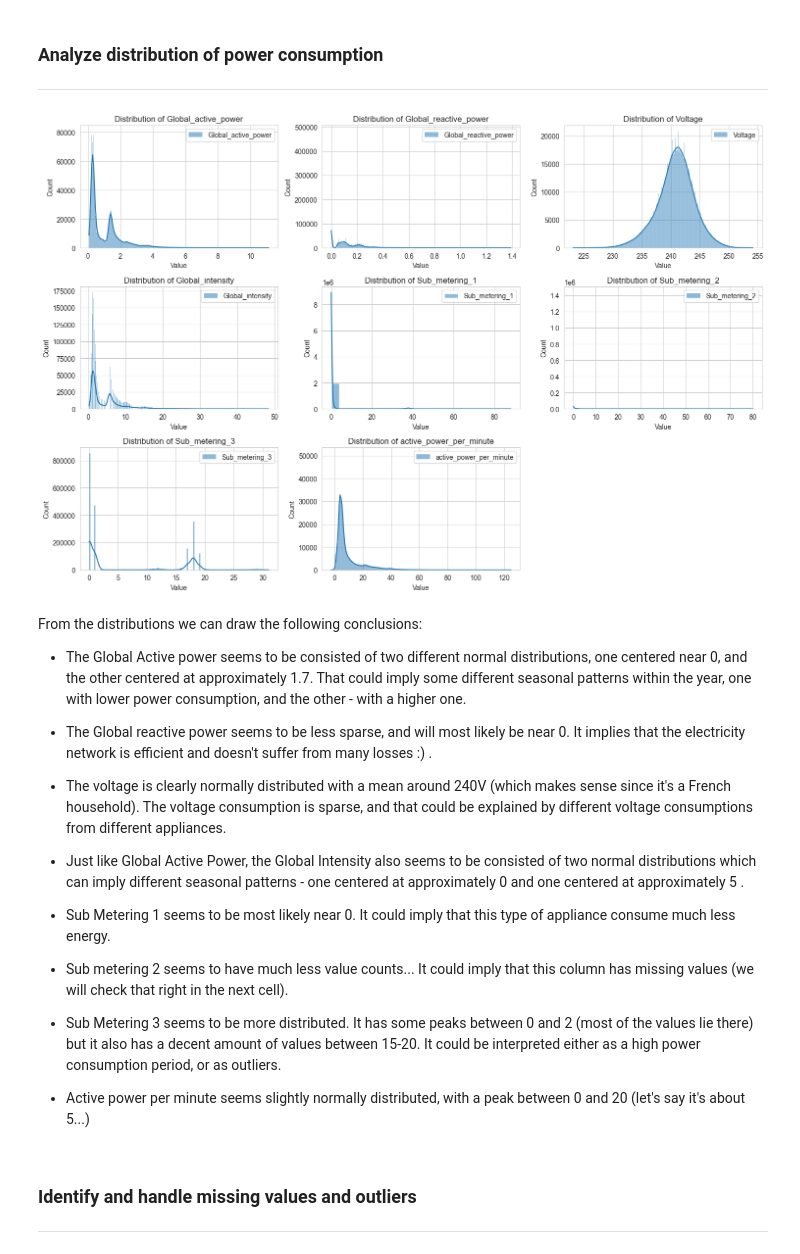
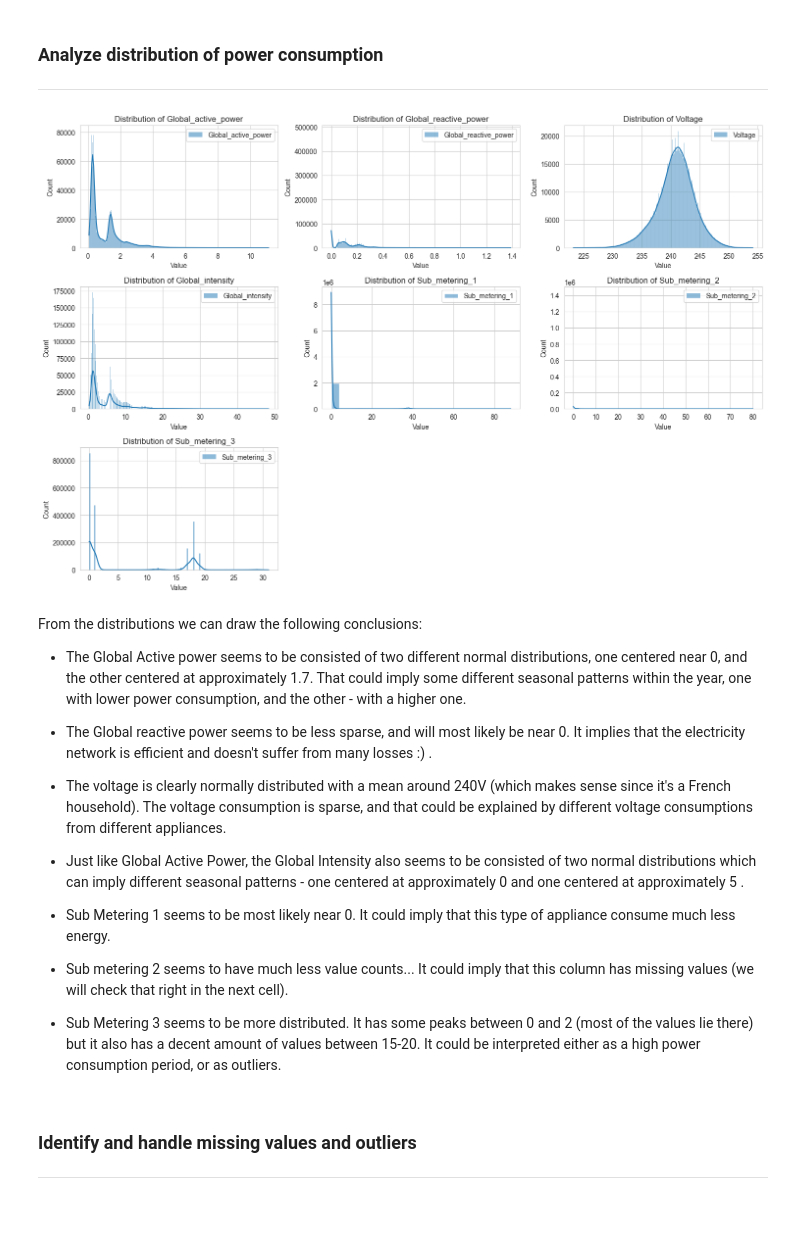
Before and after one commit to BarackSamuni/Data_science_lab2_homework2_solution, a Jupyter notebook: Homework2_solution.ipynb, the cells around one changed output. Cells and saved outputs as stored; diff of their text form; code cells hidden in the pictures; blank space fills up the shorter version.

```diff
--- a/Homework2_solution.ipynb
+++ b/Homework2_solution.ipynb
@@ -79,7 +79,6 @@ power_consumption_df.set_index('Datetime', inplace=True)
 
 # Drop the original Date and TIme columns
 power_consumption_df.drop(columns=['Date', 'Time'], inplace=True)
-power_consumption_df['active_power_per_minute'] = (power_consumption_df['Global_active_power'] * 1000 / 60) - (power_consumption_df['Sub_metering_1'] + power_consumption_df['Sub_metering_2'] + power_consumption_df['Sub_metering_3'])
 power_consumption_df.head()
 # %% [output]
 |  | Global_active_power | Global_reactive_power | Voltage | Global_intensity | Sub_metering_1 | Sub_metering_2 | ... |
@@ -205,35 +202,37 @@ def visualize_distributions(data,columns_to_omit=None):
     num_rows = num_cols = math.ceil(math.sqrt(num_plots))
 
     fig, axes = plt.subplots(num_rows, num_cols, figsize=(15,10))
 
     if columns_to_omit is  None:
         columns_to_omit = []
 
     i = j = 0
 
     for column in data.columns:
         if column not in columns_to_omit:
             sns.histplot(x=data[column], label=column,kde=True,ax=axes[i,j])
             axes[i, j].set_title(f'Distribution of {column}')
             axes[i, j].set_xlabel('Value')
             axes[i, j].set_ylabel("Count")
             axes[i,j].legend()
             j += 1
 
             if j == num_cols:
                 j = 0
                 i += 1
 
     if math.sqrt(num_plots) < num_cols:
-        axes[-1,-1].axis('off') # hide the last plot
+        remainder = (num_cols ** 2) % num_plots
+        for i in range(1, remainder + 1, 1):
+            axes[-1,-1 * i].axis('off') # hide the last plots
 
     plt.tight_layout()
     plt.grid(True)
     plt.show()
 
 visualize_distributions(data=power_consumption_df)
 # %% [output]
-[figure, old version]
+[figure, new version]
 # %% [markdown]
 From the distributions we can draw the following conclusions:
 * The Global Active power seems to be consisted of two different normal distributions, one centered near 0, and the other centered at approximately 1.7. That could imply some different seasonal patterns within the year, one with lower power consumption, and the other - with a higher one.
@@ -248,8 +247,6 @@ From the distributions we can draw the following conclusions:
 * Sub metering 2 seems to have much less value counts... It could imply that this column has missing values (we will check that right in the next cell).
 
 * Sub Metering 3 seems to be more distributed. It has some peaks between 0 and 2 (most of the values lie there) but it also has a decent amount of values between 15-20. It could be interpreted either as a high power consumption period, or as outliers.
-
-* Active power per minute seems slightly normally distributed, with a peak between 0 and 20 (let's say it's about 5...)
 # %% [markdown]
 ### **Identify and handle missing values and outliers**
 ***
```
Also changed, not shown: parts of 33 cells of this notebook.
